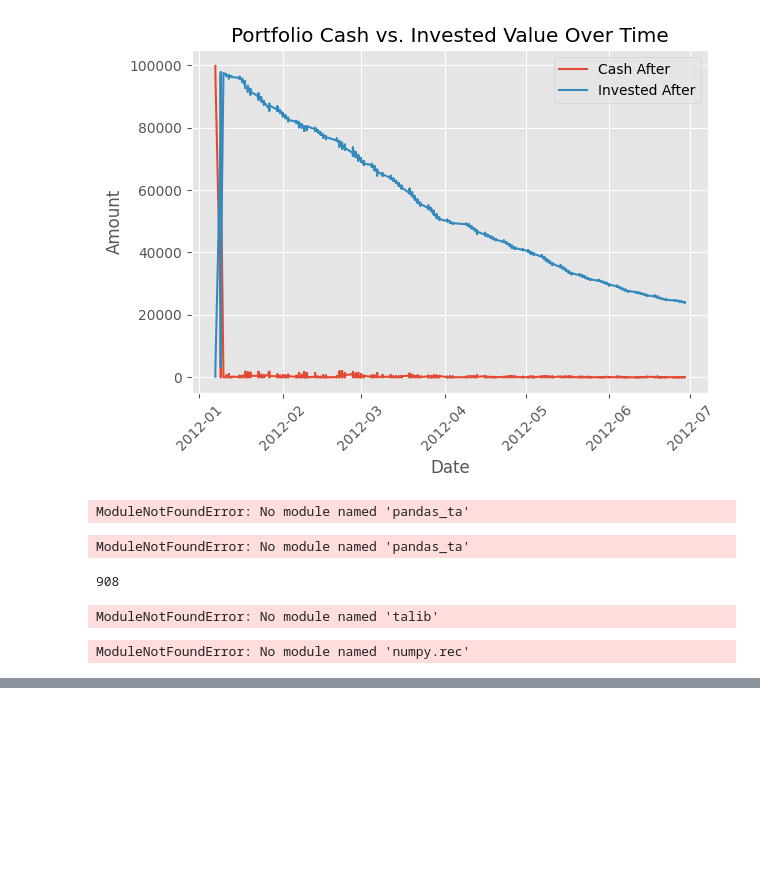
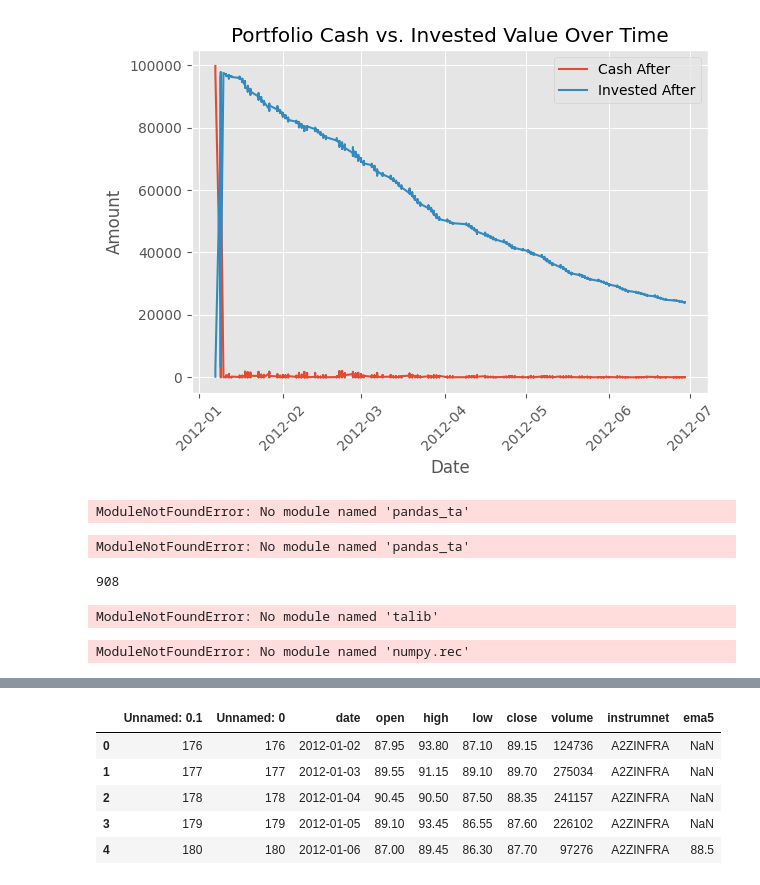
Before and after one commit to theaftaab/TradeReplay, a Jupyter notebook: Playground.ipynb, the cells around one changed output, grey strips where cells are left out. Drawn from its saved outputs; the diff is of its cells as text; code cells hidden in the pictures; blank space fills up the shorter version.

```diff
--- a/Playground.ipynb
+++ b/Playground.ipynb
@@ -200,3 +200,7 @@ df["SMA20"] = ta.trend.SMAIndicator(df["Close"], window=20).sma_indicator()
 ModuleNotFoundError: No module named 'numpy.rec'
 # %%
 import talib as ta
+# %%
+import pandas as pd
+df = pd.read_csv("Data/TrainingData.csv")
+df.head()
@@ -202,0 +214,12 @@ import talib as ta
+# %%
+import talib as ta
+df['ema5'] = ta.EMA(df['close'], timeperiod=5)
+# %%
+df.head()
+# %% [output]
+|  | Unnamed: 0.1 | Unnamed: 0 | date | open | high | low | close | volume | instrumnet | ema5 |
+| 0 | 176 | 176 | 2012-01-02 | 87.95 | 93.80 | 87.10 | 89.15 | 124736 | A2ZINFRA | NaN |
+| 1 | 177 | 177 | 2012-01-03 | 89.55 | 91.15 | 89.10 | 89.70 | 275034 | A2ZINFRA | NaN |
+| 2 | 178 | 178 | 2012-01-04 | 90.45 | 90.50 | 87.50 | 88.35 | 241157 | A2ZINFRA | NaN |
+| 3 | 179 | 179 | 2012-01-05 | 89.10 | 93.45 | 86.55 | 87.60 | 226102 | A2ZINFRA | NaN |
+| 4 | 180 | 180 | 2012-01-06 | 87.00 | 89.45 | 86.30 | 87.70 | 97276 | A2ZINFRA | 88.5 |
```
Also changed, not shown: parts of 4 cells of this notebook, 7 other files.
